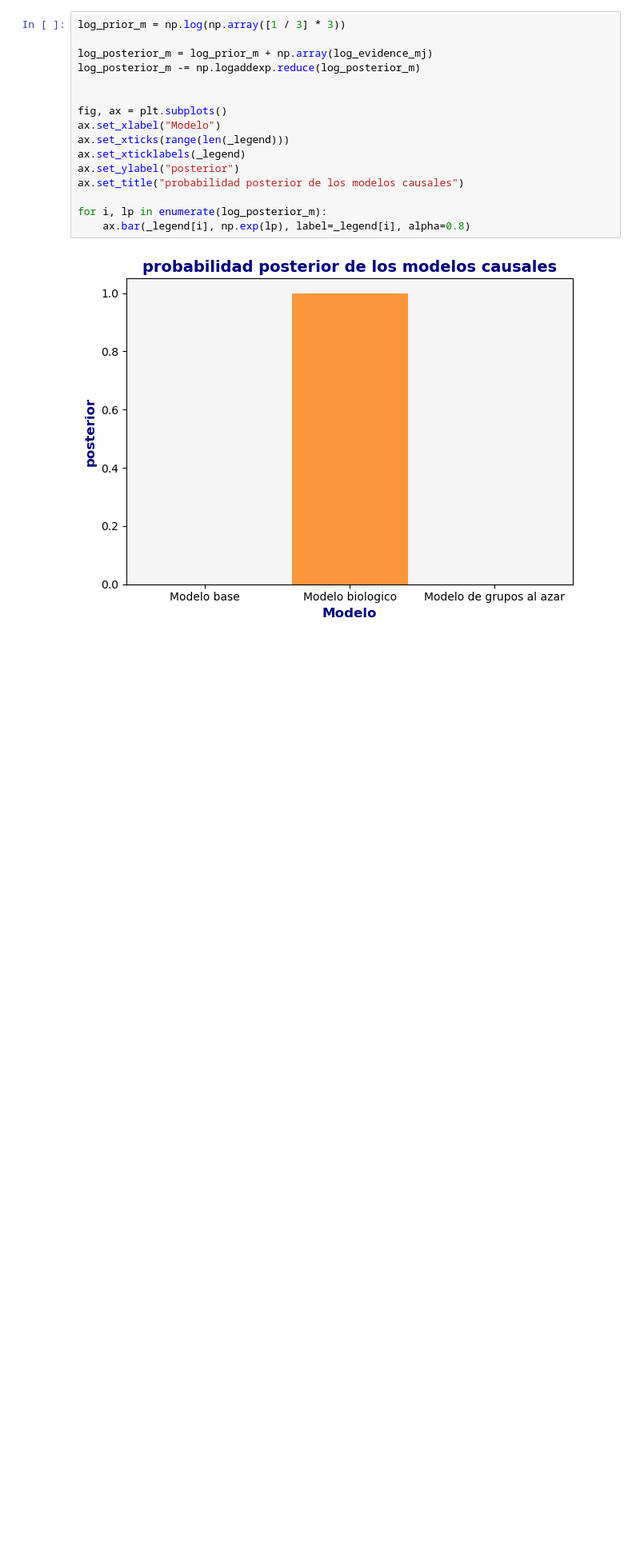
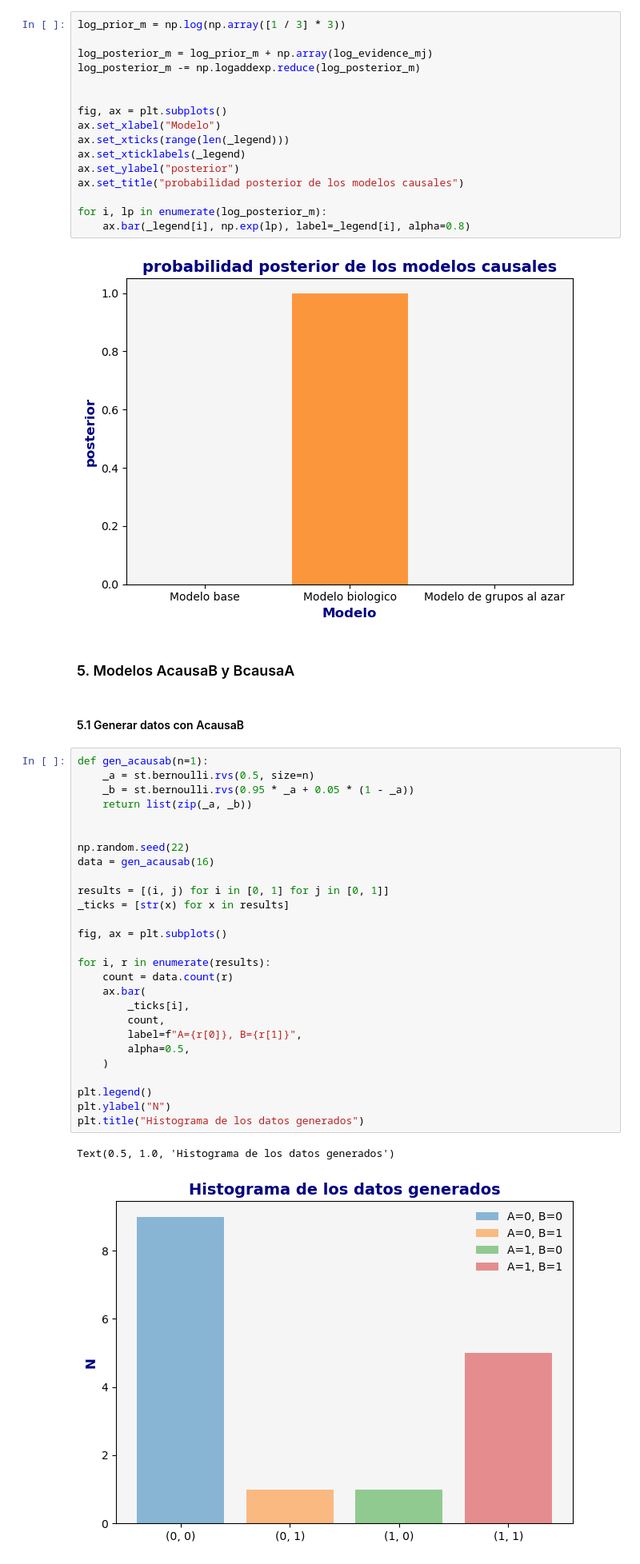
Before and after one commit to DamianPiuselli/Inferencia-Bayesiana-Causal, a Jupyter notebook: practica2/practica2.ipynb, the cells around one changed output. Shown at 80% size. Saved outputs shown, nothing was run; the diff lists cells and outputs as text; blank space fills up the shorter version.

```diff
--- a/practica2/practica2.ipynb
+++ b/practica2/practica2.ipynb
@@ -729,3 +729,37 @@ for i, lp in enumerate(log_posterior_m):
     ax.bar(_legend[i], np.exp(lp), label=_legend[i], alpha=0.8)
 # %% [output]
 [figure]
+# %% [markdown]
+### 5. Modelos AcausaB y BcausaA
+# %% [markdown]
+#### 5.1 Generar datos con AcausaB
+# %%
+def gen_acausab(n=1):
+    _a = st.bernoulli.rvs(0.5, size=n)
+    _b = st.bernoulli.rvs(0.95 * _a + 0.05 * (1 - _a))
+    return list(zip(_a, _b))
+
+
+np.random.seed(22)
+data = gen_acausab(16)
+
+results = [(i, j) for i in [0, 1] for j in [0, 1]]
+_ticks = [str(x) for x in results]
+
+fig, ax = plt.subplots()
+
+for i, r in enumerate(results):
+    count = data.count(r)
+    ax.bar(
+        _ticks[i],
+        count,
+        label=f"A={r[0]}, B={r[1]}",
+        alpha=0.5,
+    )
+
+plt.legend()
+plt.ylabel("N")
+plt.title("Histograma de los datos generados")
+# %% [output]
+Text(0.5, 1.0, 'Histograma de los datos generados')
+[figure, added]
```
Also changed, not shown: parts of 6 cells of this notebook.
